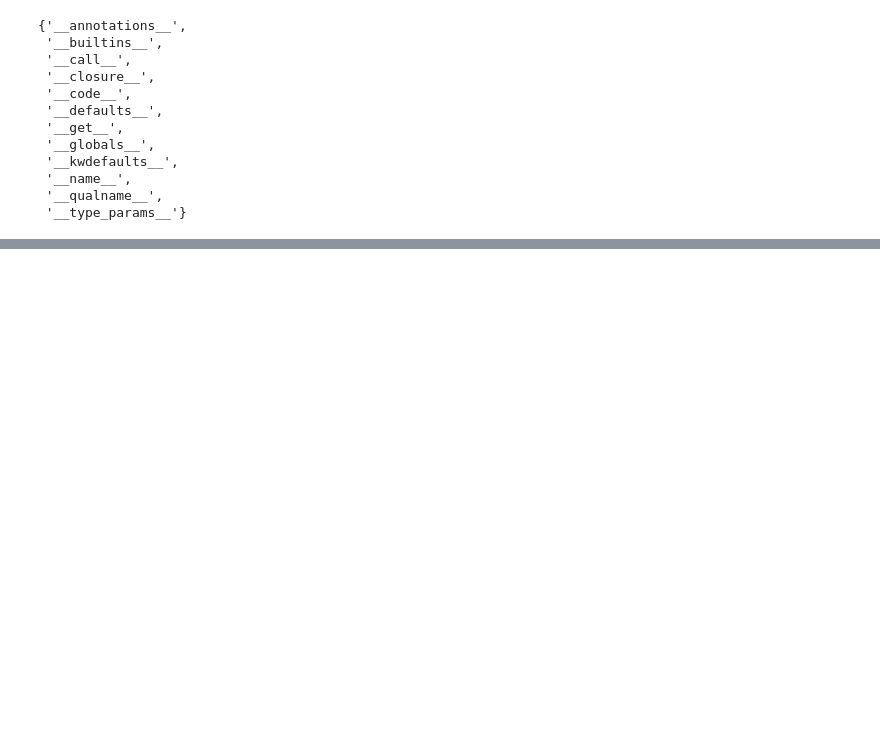
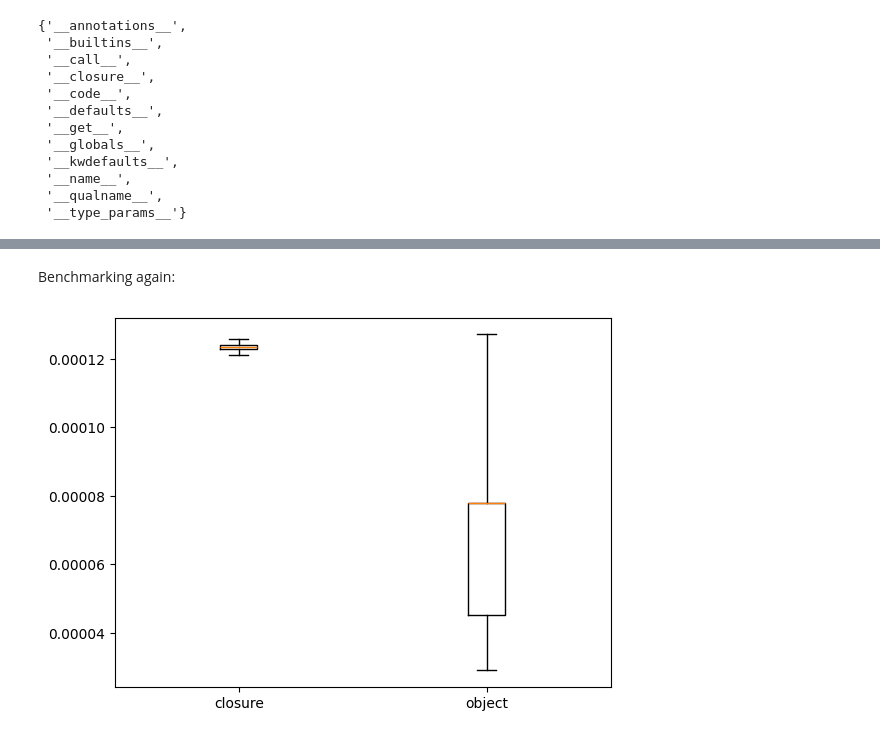
Before and after one commit to idoaiz/idocs, a Jupyter notebook: closure_objects.ipynb, the cells around one changed output, grey strips where cells are left out. Cells and saved outputs as stored; diff of their text form; code cells hidden in the pictures; blank space fills up the shorter version.

```diff
--- a/closure_objects.ipynb
+++ b/closure_objects.ipynb
@@ -313,0 +388,17 @@ sys.getsizeof(func)
+# %%
+def vector_add(vec1, vec2):
+    return vector(
+        vec1(0) + vec2(0), vec1(1) + vec2(1)
+    )
+# %% [markdown]
+Benchmarking again:
+# %%
+closure_vec = vector(1,2)
+add_closure = lambda: vector_add(closure_vec, closure_vec)
+
+object_vec = Vector(1,2)
+add_object = lambda: object_vec.vector_add(object_vec)
+
+plot_benchmark(add_closure, add_object, labels=['closure', 'object'])
+# %% [output]
+[figure, added]
```
Also changed, not shown: parts of 71 cells of this notebook.
